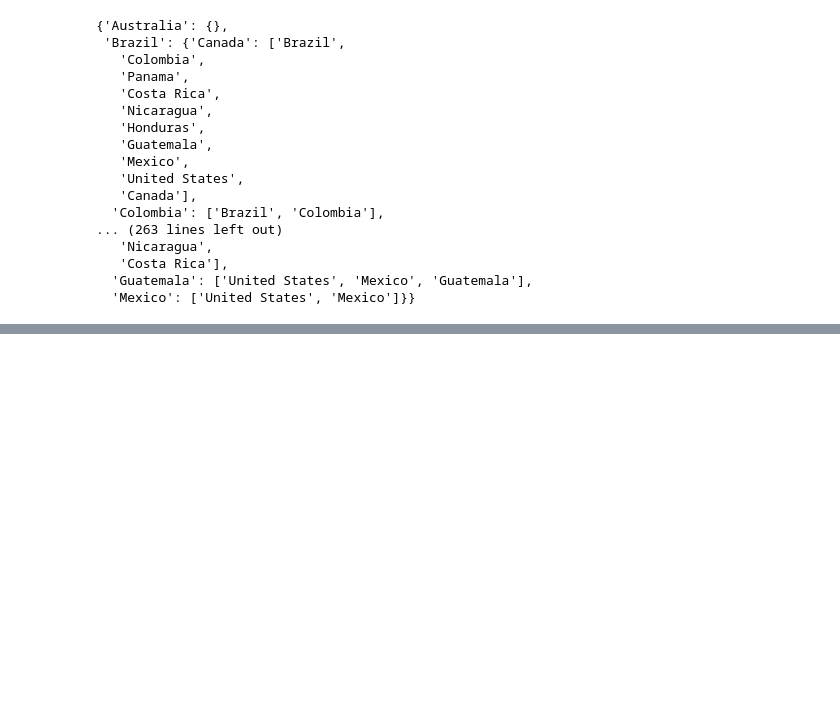
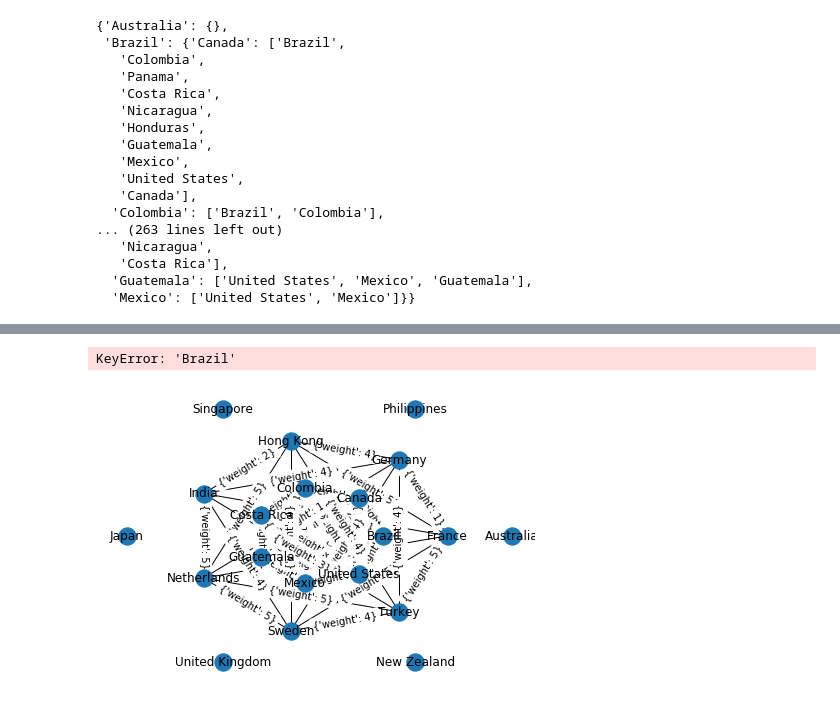
Before and after one commit to carlsonkellie/nets150-finalproject, a Jupyter notebook: countryGraph.ipynb, the cells around one changed output, grey strips where cells are left out. Drawn from its saved outputs; the diff is of its cells as text; code cells hidden in the pictures; blank space fills up the shorter version.

Commit message:
country graph stuff

```diff
--- a/countryGraph.ipynb
+++ b/countryGraph.ipynb
@@ -154,0 +136,8 @@ allshortestpathsdict
+# %%
+Gsmall = nx.Graph()
+for n in countries:
+    Gsmall.add_node(n)
+for orig_country, country_info in allshortestpathsdict.items():
+    for dest_country, path in country_info.items():
+        print("ADDING EDGE FROM " + orig_country + " TO " + dest_country)
+        Gsmall.add_edge(orig_country, dest_country, weight=len(path)-1)
@@ -154,0 +165,28 @@ allshortestpathsdict
+# %%
+import matplotlib.pyplot as plt
+#!pip install scipy
+from scipy.optimize import minimize
+
+options = {
+    'node_color': 'green',
+    'node_size': 50,
+    'width': 1,
+}
+#nx.draw(Gsmall, **options)
+
+#pos = nx.spring_layout(Gsmall,k=0.15,iterations=20)
+
+#fig=plt.figure(figsize=(18, 16), dpi= 80, facecolor='w', edgecolor='k')
+#plt.figure(figsize=(1000,1000))
+
+#nx.draw_networkx(Gsmall, with_labels=True, pos=nx.circular_layout(Gsmall))
+#pos = nx.get_node_attributes(Gsmall, 'pos')
+nx.draw_shell(Gsmall, nlist=[['Brazil', 'Canada', 'Colombia', 'Costa Rica', 'Guatemala', 'Mexico', 'United States'], ['France', 'Germany', 'Hong Kong', 'India', 'Netherlands', 'Sweden', 'Turkey'], ["Australia", "Philippines", "Singapore", "Japan", "United Kingdom", "New Zealand"]], with_labels=True)
+edge_labels = nx.draw_networkx_edge_labels(Gsmall, pos=nx.shell_layout(Gsmall, nlist=[['Brazil', 'Canada', 'Colombia', 'Costa Rica', 'Guatemala', 'Mexico', 'United States'], ['France', 'Germany', 'Hong Kong', 'India', 'Netherlands', 'Sweden', 'Turkey'], ["Australia", "Philippines", "Singapore", "Japan", "United Kingdom", "New Zealand"]]))
+
+nx.draw_networkx_edge_labels(Gsmall, edge_labels)
+#plt.savefig("test.png") # save as png
+plt.show()
+# %% [output]
+KeyError: 'Brazil'
+[figure, added]
```
Also changed, not shown: parts of 13 cells of this notebook, 1 other file.
